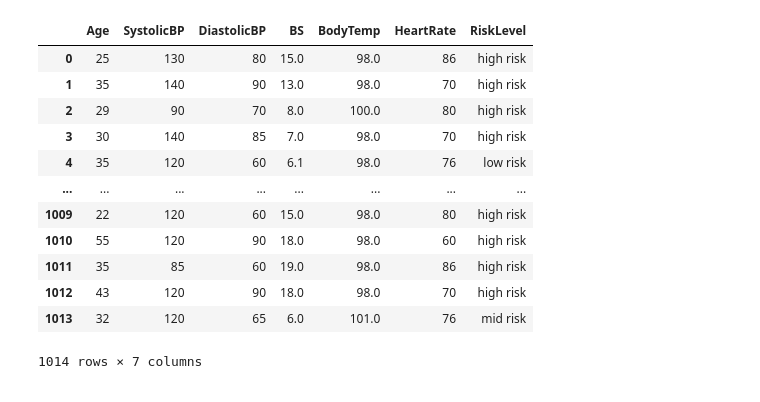
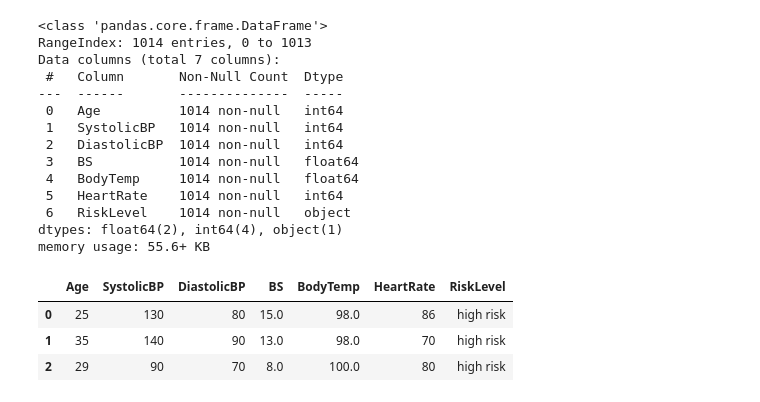
Before and after one commit to ArturGrigo/ArturGrigo, a Jupyter notebook: Тестовое_задание.ipynb, the cells around one changed output. Saved outputs shown, nothing was run; the diff lists cells and outputs as text; code cells hidden in the pictures.

```diff
--- a/Тестовое_задание.ipynb
+++ b/Тестовое_задание.ipynb
@@ -5,20 +39,27 @@ import pandas as pd # для таблиц
 import seaborn as sns # для графиков
 from sklearn.ensemble import RandomForestClassifier
 # %%
-df = pd.read_csv('/content/Maternal Health Risk Data Set.csv')
+df = pd.read_csv('/content/sample_data/Maternal_Health_Risk.csv')
+df.info()
+# %% [output]
+<class 'pandas.core.frame.DataFrame'>
+RangeIndex: 1014 entries, 0 to 1013
+Data columns (total 7 columns):
+ #   Column       Non-Null Count  Dtype
+---  ------       --------------  -----
+ 0   Age          1014 non-null   int64
+ 1   SystolicBP   1014 non-null   int64
+ 2   DiastolicBP  1014 non-null   int64
+ 3   BS           1014 non-null   float64
+ 4   BodyTemp     1014 non-null   float64
+ 5   HeartRate    1014 non-null   int64
+ 6   RiskLevel    1014 non-null   object
+dtypes: float64(2), int64(4), object(1)
+memory usage: 55.6+ KB
 # %%
-df
+df.head(3)
 # %% [output]
 |  | Age | SystolicBP | DiastolicBP | BS | BodyTemp | HeartRate | RiskLevel |
 | 0 | 25 | 130 | 80 | 15.0 | 98.0 | 86 | high risk |
 | 1 | 35 | 140 | 90 | 13.0 | 98.0 | 70 | high risk |
 | 2 | 29 | 90 | 70 | 8.0 | 100.0 | 80 | high risk |
-| 3 | 30 | 140 | 85 | 7.0 | 98.0 | 70 | high risk |
-| 4 | 35 | 120 | 60 | 6.1 | 98.0 | 76 | low risk |
-| ... | ... | ... | ... | ... | ... | ... | ... |
-| 1009 | 22 | 120 | 60 | 15.0 | 98.0 | 80 | high risk |
-| 1010 | 55 | 120 | 90 | 18.0 | 98.0 | 60 | high risk |
-| 1011 | 35 | 85 | 60 | 19.0 | 98.0 | 86 | high risk |
-| 1012 | 43 | 120 | 90 | 18.0 | 98.0 | 70 | high risk |
-| 1013 | 32 | 120 | 65 | 6.0 | 101.0 | 76 | mid risk |
-1014 rows × 7 columns
```
Also changed, not shown: parts of 16 cells of this notebook.
